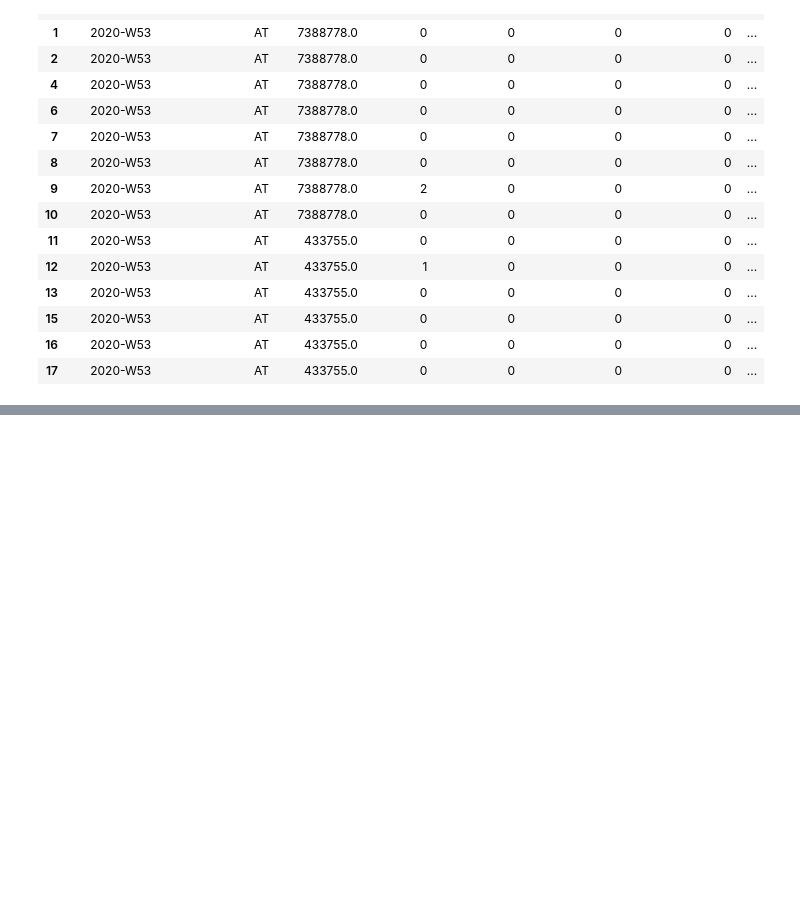
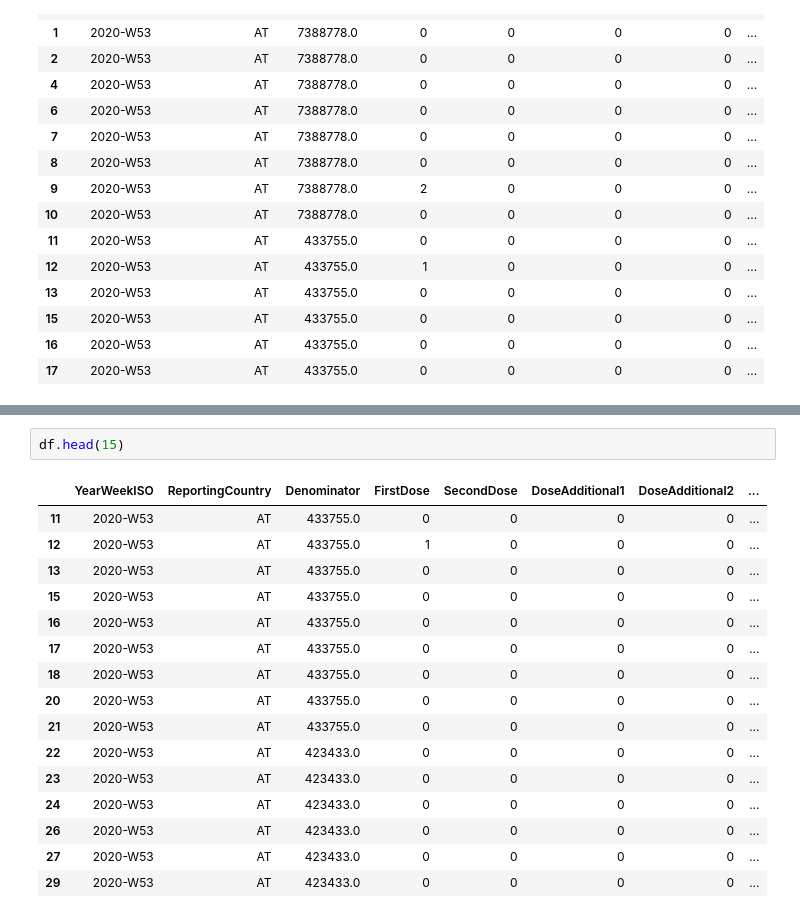
Before and after one commit to rezamosavi8740/Covid-Dataset-Analysis, a Jupyter notebook: Covid.ipynb, the cells around one changed output, grey strips where cells are left out. Drawn from its saved outputs; the diff is of its cells as text; blank space fills up the shorter version.

```diff
--- a/Covid.ipynb
+++ b/Covid.ipynb
@@ -364,0 +473,19 @@ df.head(15)
+# %%
+df.head(15)
+# %% [output]
+|  | YearWeekISO | ReportingCountry | Denominator | FirstDose | SecondDose | DoseAdditional1 | DoseAdditional2 | ... |
+| 11 | 2020-W53 | AT | 433755.0 | 0 | 0 | 0 | 0 | ... |
+| 12 | 2020-W53 | AT | 433755.0 | 1 | 0 | 0 | 0 | ... |
+| 13 | 2020-W53 | AT | 433755.0 | 0 | 0 | 0 | 0 | ... |
+| 15 | 2020-W53 | AT | 433755.0 | 0 | 0 | 0 | 0 | ... |
+| 16 | 2020-W53 | AT | 433755.0 | 0 | 0 | 0 | 0 | ... |
+| 17 | 2020-W53 | AT | 433755.0 | 0 | 0 | 0 | 0 | ... |
+| 18 | 2020-W53 | AT | 433755.0 | 0 | 0 | 0 | 0 | ... |
+| 20 | 2020-W53 | AT | 433755.0 | 0 | 0 | 0 | 0 | ... |
+| 21 | 2020-W53 | AT | 433755.0 | 0 | 0 | 0 | 0 | ... |
+| 22 | 2020-W53 | AT | 423433.0 | 0 | 0 | 0 | 0 | ... |
+| 23 | 2020-W53 | AT | 423433.0 | 0 | 0 | 0 | 0 | ... |
+| 24 | 2020-W53 | AT | 423433.0 | 0 | 0 | 0 | 0 | ... |
+| 26 | 2020-W53 | AT | 423433.0 | 0 | 0 | 0 | 0 | ... |
+| 27 | 2020-W53 | AT | 423433.0 | 0 | 0 | 0 | 0 | ... |
+| 29 | 2020-W53 | AT | 423433.0 | 0 | 0 | 0 | 0 | ... |
```
Also changed, not shown: parts of 9 cells of this notebook.
